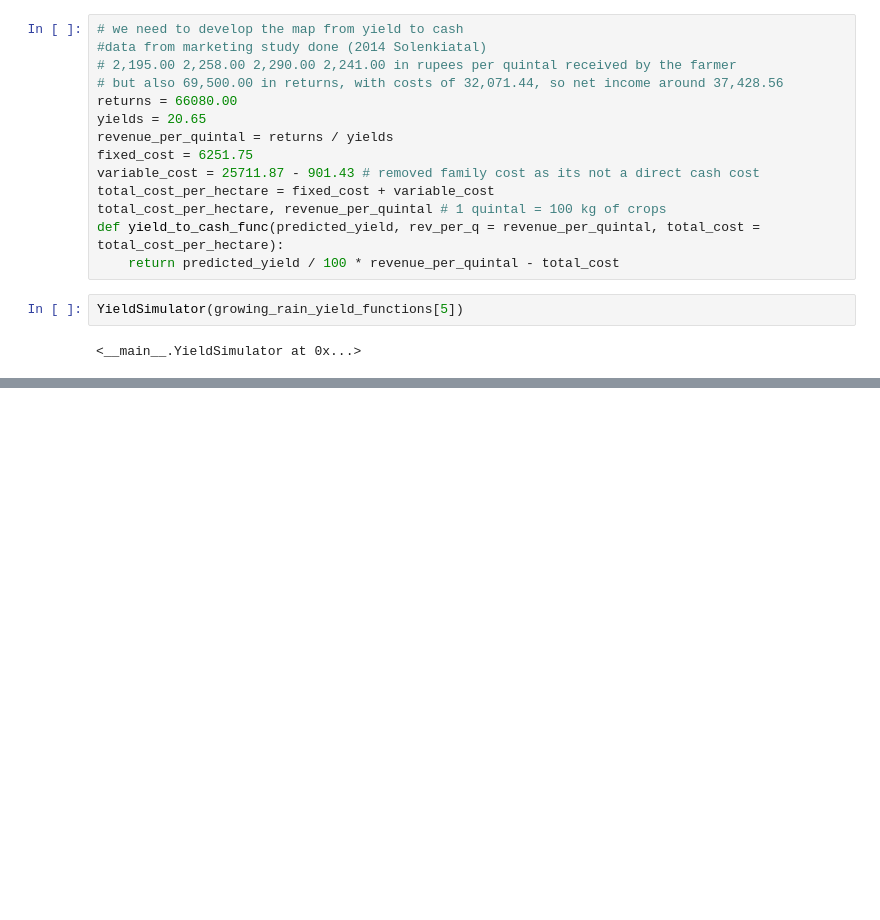
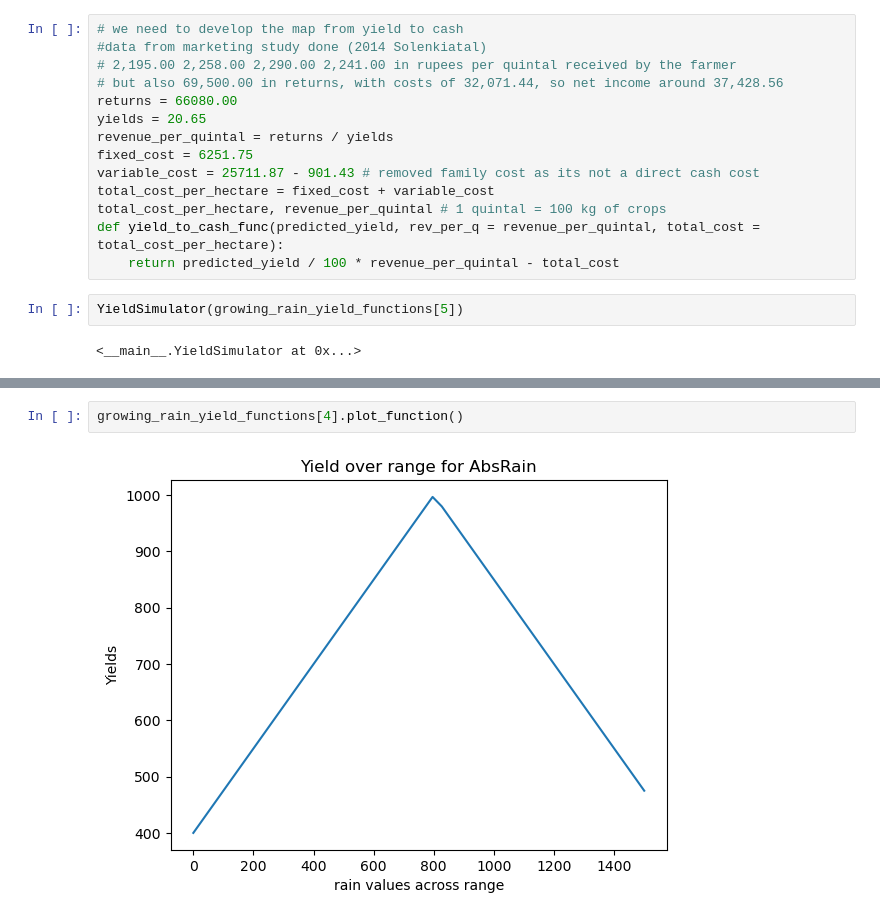
Before and after one commit to ken-neth-wang/crop-insurance, a Jupyter notebook: notebooks/yields.ipynb, the cells around one changed output, grey strips where cells are left out. Drawn from its saved outputs; the diff is of its cells as text; blank space fills up the shorter version.

```diff
--- a/notebooks/yields.ipynb
+++ b/notebooks/yields.ipynb
@@ -494,0 +491,4 @@ print(np.mean(np.mean(sim_out[4], axis = 1))) #with policy
+# %%
+growing_rain_yield_functions[4].plot_function()
+# %% [output]
+[figure, added]
```
Also changed, not shown: parts of 19 cells of this notebook, 1 other file.
